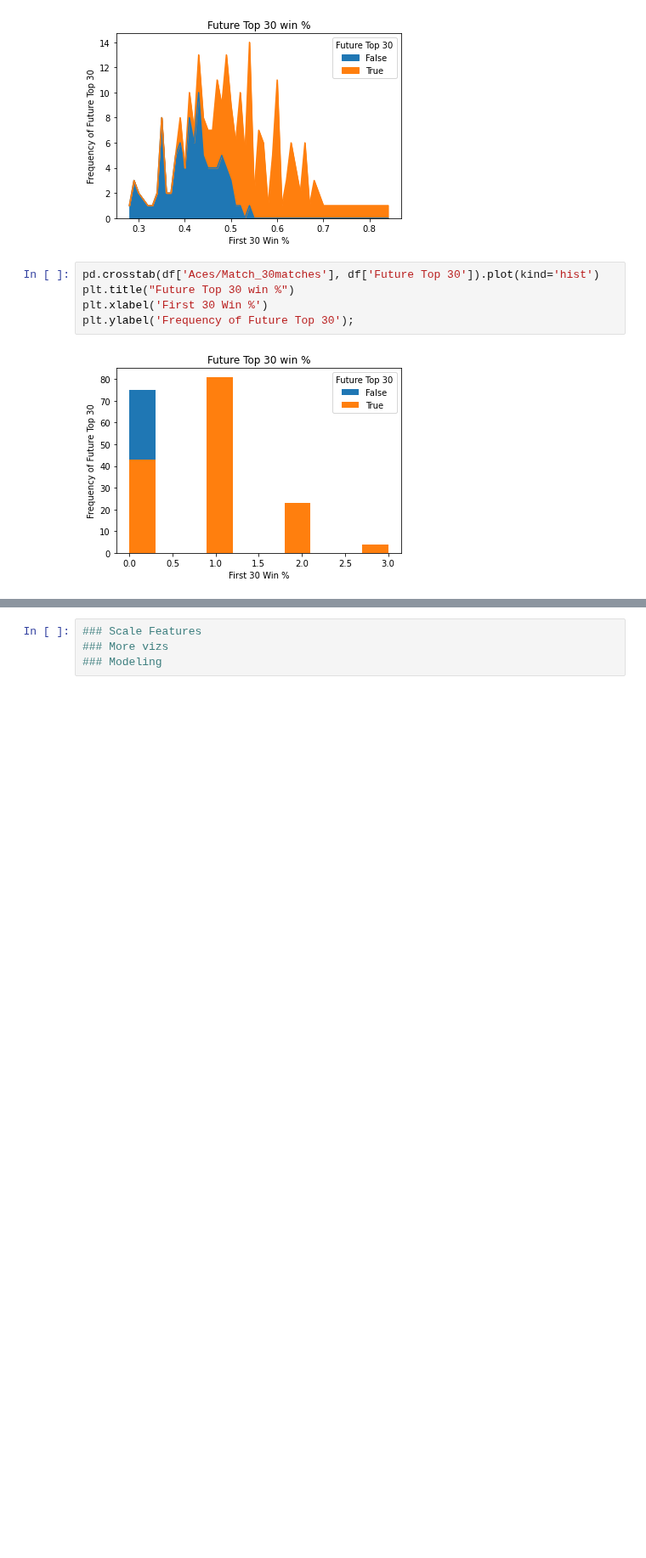
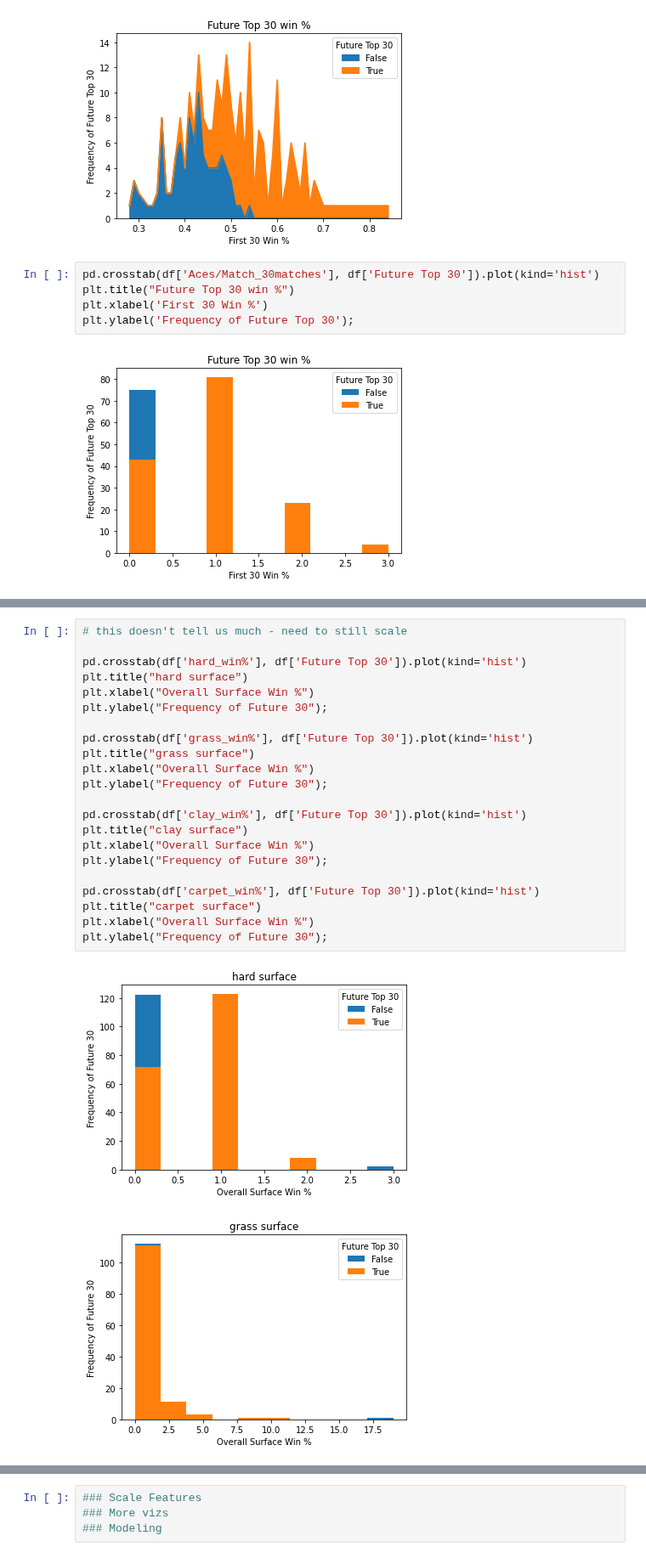
Before and after one commit to Racket-Science/Tennis-Match-Predictions, a Jupyter notebook: Notebooks/daniels_top30_prediction.ipynb, the cells around one changed output, grey strips where cells are left out. Shown at 85% size. Cells and saved outputs as stored; diff of their text form; blank space fills up the shorter version.

```diff
--- a/Notebooks/daniels_top30_prediction.ipynb
+++ b/Notebooks/daniels_top30_prediction.ipynb
@@ -77,0 +124,25 @@ plt.ylabel('Frequency of Future Top 30');
+# %%
+# this doesn't tell us much - need to still scale
+
+pd.crosstab(df['hard_win%'], df['Future Top 30']).plot(kind='hist')
+plt.title("hard surface")
+plt.xlabel("Overall Surface Win %")
+plt.ylabel("Frequency of Future 30");
+
+pd.crosstab(df['grass_win%'], df['Future Top 30']).plot(kind='hist')
+plt.title("grass surface")
+plt.xlabel("Overall Surface Win %")
+plt.ylabel("Frequency of Future 30");
+
+pd.crosstab(df['clay_win%'], df['Future Top 30']).plot(kind='hist')
+plt.title("clay surface")
+plt.xlabel("Overall Surface Win %")
+plt.ylabel("Frequency of Future 30");
+
+pd.crosstab(df['carpet_win%'], df['Future Top 30']).plot(kind='hist')
+plt.title("carpet surface")
+plt.xlabel("Overall Surface Win %")
+plt.ylabel("Frequency of Future 30");
+# %% [output]
+[figure, added]
+[figure, added]
```
Also changed, not shown: parts of 7 cells of this notebook.
